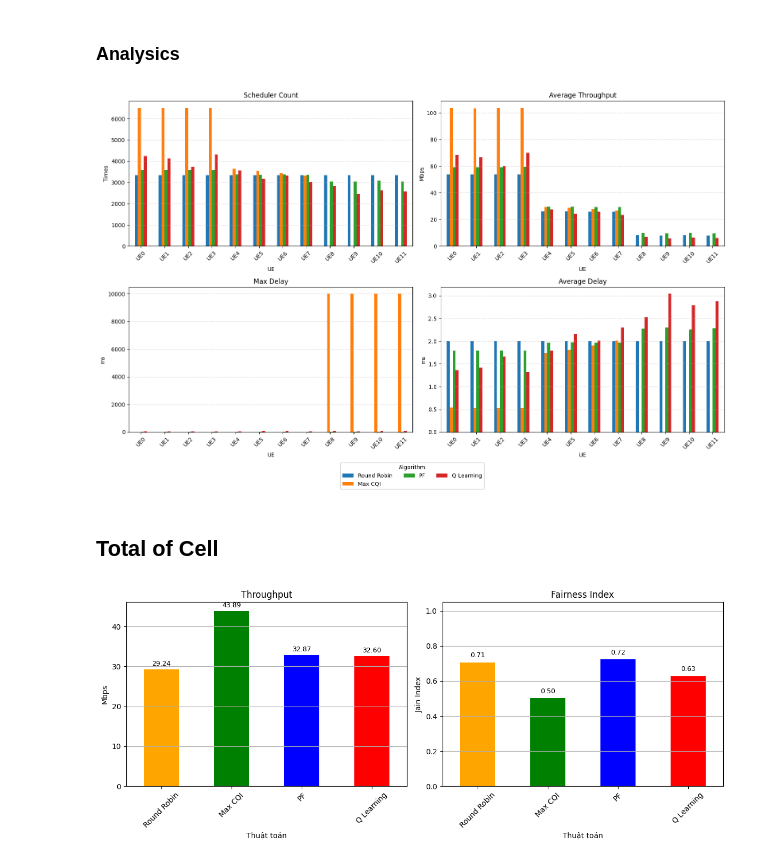
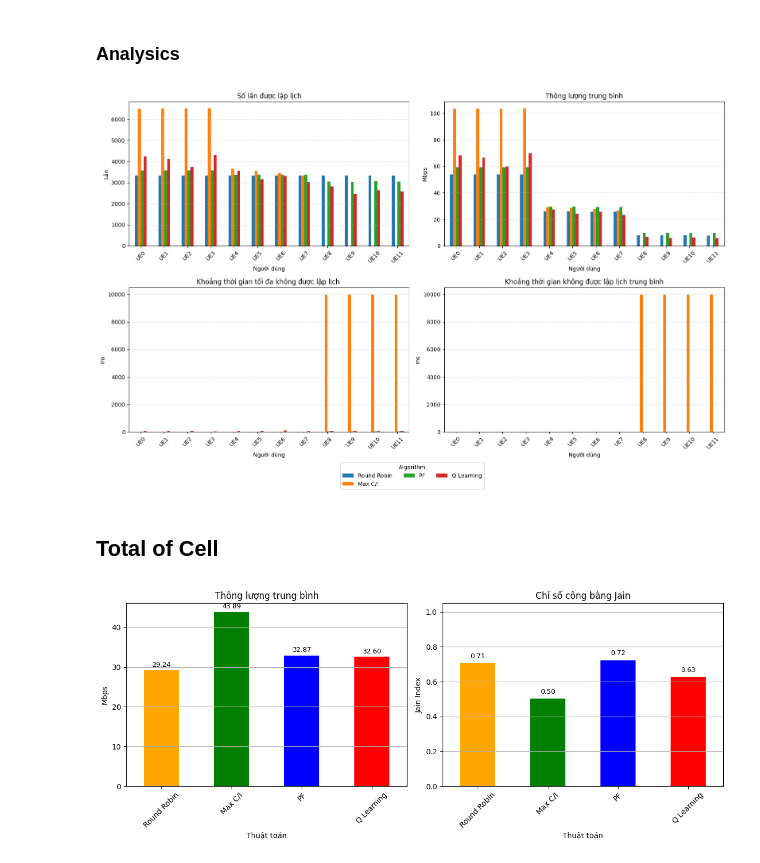
Before and after one commit to lephamcong/CapstoneProject, a Jupyter notebook: Simulation/result/resultAnalysis_v1.ipynb, the cells around one changed output. Cells and saved outputs as stored; diff of their text form; code cells hidden in the pictures.

```diff
--- a/Simulation/result/resultAnalysis_v1.ipynb
+++ b/Simulation/result/resultAnalysis_v1.ipynb
@@ -254,6 +254,6 @@ UE11        2.0
 # %%
-ue = [col for col in MaxCQI_IdealTraffic.columns if col.startswith('UE')]
-MaxCQI_IdealTraffic_UE = MaxCQI_IdealTraffic[ue]
+ue = [col for col in MaxC_I_IdealTraffic.columns if col.startswith('UE')]
+MaxCQI_IdealTraffic_UE = MaxC_I_IdealTraffic[ue]
 
 summary = pd.DataFrame(index=ue)
 
@@ -272,14 +272,14 @@ def calc_delays(series):
     if len(scheduled_idx) == 0:
         return pd.Series({
             'Max Delay': total_length,
-            'Avg Delay': 0
+            'Avg Delay': total_length
         })
 
     if len(scheduled_idx) == 1:
         t = scheduled_idx[0]
         return pd.Series({
             'Max Delay': max(t, total_length - 1 - t),
-            'Avg Delay': 0
+            'Avg Delay': max(t, total_length - 1 - t)
         })
 
     # Tính delay giữa các lần lập lịch
@@ -302,16 +302,16 @@ print("Avg Throughput for cell: {:.6f} Mbps".format(total_throughput_mbps))
 print("\n===== UE Scheduling Statistics =====")
 print(summary)
 
-scheduler_count_DF3['Max CQI'] = summary['Scheduler Count']
-avg_throughput_DF3['Max CQI'] = summary['Avg Throughput (Mbps)']
-max_delay_DF3['Max CQI'] = summary['Max Delay']
-avg_delay_DF3['Max CQI'] = summary['Avg Delay']
+scheduler_count_DF3['Max C/I'] = summary['Scheduler Count']
+avg_throughput_DF3['Max C/I'] = summary['Avg Throughput (Mbps)']
+max_delay_DF3['Max C/I'] = summary['Max Delay']
+avg_delay_DF3['Max C/I'] = summary['Avg Delay']
 
 
-total_throughput_DF1.at[0, 'Max CQI'] = total_throughput_mbps
+total_throughput_DF1.at[0, 'Max C/I'] = total_throughput_mbps
 # Calculate Jain's Fairness Index for the cell
 x = summary['Avg Throughput (Mbps)'].to_numpy()
-total_fairness_DF1.at[0, 'Max CQI'] = (x.sum())**2 / (len(x) * (x**2).sum())
+total_fairness_DF1.at[0, 'Max C/I'] = (x.sum())**2 / (len(x) * (x**2).sum())
 # %% [output]
 Avg Throughput for cell: 43.892305 Mbps
 
@@ -511,59 +511,59 @@ fig, axes = plt.subplots(2, 2, figsize=(16, 10))  # Tạo 2x2 subplot grid
 
 # Biểu đồ 1: Scheduler Count
 scheduler_count_DF3.plot(kind='bar', ax=axes[0, 0])
-axes[0, 0].set_title("Scheduler Count")
-axes[0, 0].set_ylabel("Times")
-axes[0, 0].set_xlabel("UE")
+axes[0, 0].set_title("Số lần được lập lịch")
+axes[0, 0].set_ylabel("Lần")
+axes[0, 0].set_xlabel("Người dùng")
 axes[0, 0].tick_params(axis='x', rotation=45)
 axes[0, 0].grid(axis='y', linestyle='--', alpha=0.5)
 
 # Biểu đồ 2: Average Throughput
 avg_throughput_DF3.plot(kind='bar', ax=axes[0, 1])
-axes[0, 1].set_title("Average Throughput")
+axes[0, 1].set_title("Thông lượng trung bình")
 axes[0, 1].set_ylabel("Mbps")
-axes[0, 1].set_xlabel("UE")
+axes[0, 1].set_xlabel("Người dùng")
 axes[0, 1].tick_params(axis='x', rotation=45)
 axes[0, 1].grid(axis='y', linestyle='--', alpha=0.5)
 
 # Biểu đồ 3: Max Delay
 max_delay_DF3.plot(kind='bar', ax=axes[1, 0])
-axes[1, 0].set_title("Max Delay")
+axes[1, 0].set_title("Khoảng thời gian tối đa không được lập lịch ")
 axes[1, 0].set_ylabel("ms")
-axes[1, 0].set_xlabel("UE")
+axes[1, 0].set_xlabel("Người dùng")
 axes[1, 0].tick_params(axis='x', rotation=45)
 axes[1, 0].grid(axis='y', linestyle='--', alpha=0.5)
 
 # Biểu đồ 4: Average Delay
 avg_delay_DF3.plot(kind='bar', ax=axes[1, 1])
-axes[1, 1].set_title("Average Delay")
+axes[1, 1].set_title("Khoảng thời gian không được lập lịch trung bình")
 axes[1, 1].set_ylabel("ms")
-axes[1, 1].set_xlabel("UE")
+axes[1, 1].set_xlabel("Người dùng")
 axes[1, 1].tick_params(axis='x', rotation=45)
 axes[1, 1].grid(axis='y', linestyle='--', alpha=0.5)
 
 # Xoá legend từng subplot
 for ax in axes.flat:
     ax.legend().set_visible(False)
 
 # Thêm legend chung ở dưới
 handles, labels = axes[0, 0].get_legend_handles_labels()
 fig.legend(handles, labels, title="Algorithm", loc='lower center', bbox_to_anchor=(0.5, -0.02), ncol=3)
 
 # Chừa khoảng bên dưới cho legend
 plt.tight_layout(rect=[0, 0.05, 1, 1])
 plt.show()
 # %% [output]
-[figure, old version]
+[figure, new version]
 # %% [markdown]
 ## Total of Cell
 # %%
-algorithms = ['Round Robin', 'Max CQI', 'PF', 'Q Learning']
+algorithms = ['Round Robin', 'Max C/I', 'PF', 'Q Learning']
 
 fig, axes = plt.subplots(1, 2, figsize=(12, 5))
 
 # === Throughput ===
 bars1 = total_throughput_DF1.iloc[0].plot(kind='bar', ax=axes[0], color=['orange', 'green', 'blue', 'red'])
-axes[0].set_title('Throughput')
+axes[0].set_title('Thông lượng trung bình')
 axes[0].set_ylabel('Mbps')
 axes[0].set_xlabel('Thuật toán')
 axes[0].set_xticklabels(algorithms, rotation=45)
@@ -577,7 +577,7 @@ for i, bar in enumerate(bars1.patches):
 
 # === Fairness Index ===
 bars2 = total_fairness_DF1.iloc[0].plot(kind='bar', ax=axes[1], color=['orange', 'green', 'blue', 'red'])
-axes[1].set_title('Fairness Index')
+axes[1].set_title('Chỉ số công bằng Jain')
 axes[1].set_ylabel('Jain Index')
 axes[1].set_xlabel('Thuật toán')
 axes[1].set_xticklabels(algorithms, rotation=45)
@@ -593,4 +593,4 @@ for i, bar in enumerate(bars2.patches):
 plt.tight_layout()
 plt.show()
 # %% [output]
-[figure, old version]
+[figure, new version]
```
Also changed, not shown: parts of 3 cells of this notebook, 7 other files.
